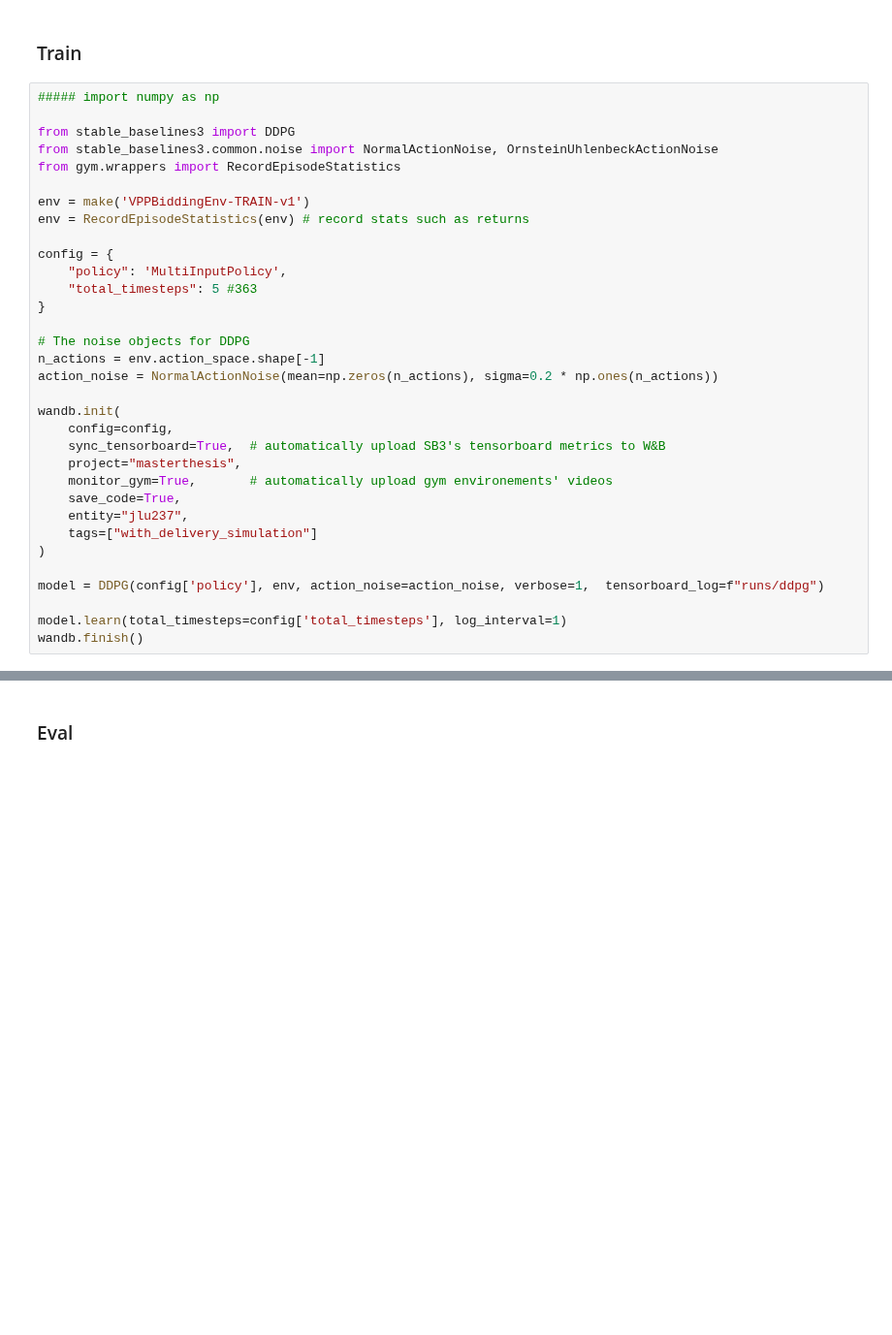
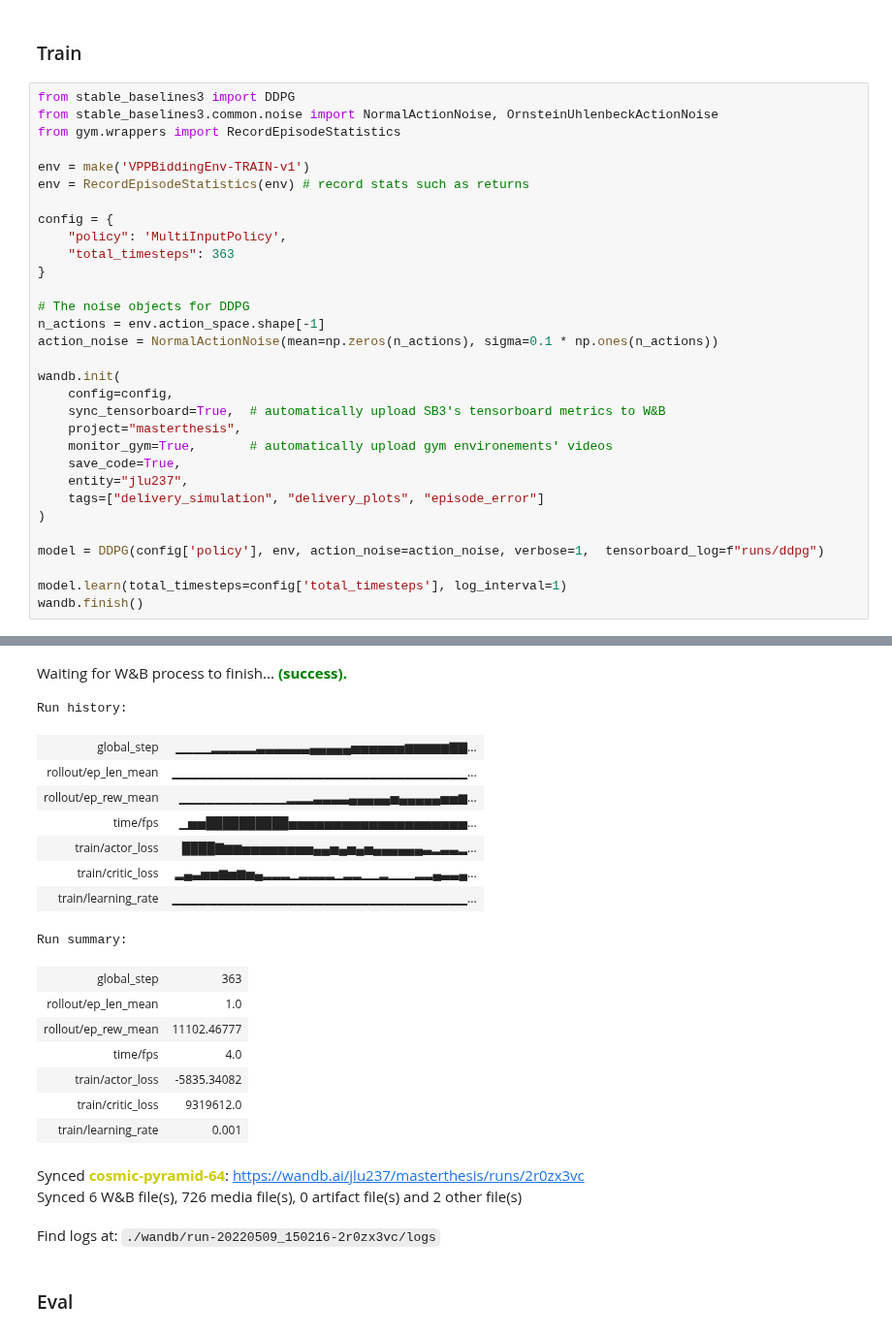
Before and after one commit to jlp237/MA-VPP-RL-bidding, a Jupyter notebook: Basic_Env.ipynb, the cells around one changed output, grey strips where cells are left out. Shown at 97% size. Drawn from its saved outputs; the diff is of its cells as text; blank space fills up the shorter version.

Commit message:
added Plot Logging (Step Error)

```diff
--- a/Basic_Env.ipynb
+++ b/Basic_Env.ipynb
@@ -664,8 +686,6 @@ register(
 # %% [markdown]
 ### Train
 # %%
-##### import numpy as np
-
 from stable_baselines3 import DDPG
 from stable_baselines3.common.noise import NormalActionNoise, OrnsteinUhlenbeckActionNoise
 from gym.wrappers import RecordEpisodeStatistics
@@ -675,12 +695,12 @@ env = RecordEpisodeStatistics(env) # record stats such as returns
 
 config = {
     "policy": 'MultiInputPolicy',
-    "total_timesteps": 5 #363
+    "total_timesteps": 363
 }
 
 # The noise objects for DDPG
 n_actions = env.action_space.shape[-1]
-action_noise = NormalActionNoise(mean=np.zeros(n_actions), sigma=0.2 * np.ones(n_actions))
+action_noise = NormalActionNoise(mean=np.zeros(n_actions), sigma=0.1 * np.ones(n_actions))
 
 wandb.init(
     config=config,
@@ -689,10 +709,11 @@ wandb.init(
     monitor_gym=True,       # automatically upload gym environements' videos
     save_code=True,
     entity="jlu237",
-    tags=["with_delivery_simulation"]
+    tags=["delivery_simulation", "delivery_plots", "episode_error"]
 )
 
 model = DDPG(config['policy'], env, action_noise=action_noise, verbose=1,  tensorboard_log=f"runs/ddpg")
 
 model.learn(total_timesteps=config['total_timesteps'], log_interval=1)
 wandb.finish()
+# %% [output]
@@ -699,3 +746,23 @@ wandb.finish()
+Waiting for W&B process to finish... (success).
+Run history:
+| global_step | ▁▁▁▁▂▂▂▂▂▃▃▃▃▃▃▄▄▄▄▄▅▅▅▅▅▅▆▆▆▆▆▇▇... |
+| rollout/ep_len_mean | ▁▁▁▁▁▁▁▁▁▁▁▁▁▁▁▁▁▁▁▁▁▁▁▁▁▁▁▁▁▁▁▁▁... |
+| rollout/ep_rew_mean | ▁▁▁▁▁▁▁▁▁▁▁▁▂▂▂▃▃▃▃▄▄▄▄▄▅▄▄▄▄▄▅▅▆... |
+| time/fps | ▁▅▅██████████▅▅▅▅▅▅▅▅▅▅▅▅▅▅▅▅▅▅▅▅... |
+| train/actor_loss | ████▇▆▆▅▅▅▅▅▅▅▅▄▄▅▄▅▄▅▄▄▄▄▄▄▃▂▃▃▂... |
+| train/critic_loss | ▂▄▃▅▅▆▅▆▅▄▂▂▂▁▂▂▂▂▁▂▂▁▁▂▁▁▁▂▂▄▃▃▄... |
+| train/learning_rate | ▁▁▁▁▁▁▁▁▁▁▁▁▁▁▁▁▁▁▁▁▁▁▁▁▁▁▁▁▁▁▁▁▁... |
+Run summary:
+| global_step | 363 |
+| rollout/ep_len_mean | 1.0 |
+| rollout/ep_rew_mean | 11102.46777 |
+| time/fps | 4.0 |
+| train/actor_loss | -5835.34082 |
+| train/critic_loss | 9319612.0 |
+| train/learning_rate | 0.001 |
+Synced cosmic-pyramid-64: https://wandb.ai/jlu237/masterthesis/runs/2r0zx3vc
+Synced 6 W&B file(s), 726 media file(s), 0 artifact file(s) and 2 other file(s)
+Find logs at: ./wandb/run-20220509_150216-2r0zx3vc/logs
 # %% [markdown]
 ### Eval
 # %%
```
Also changed, not shown: parts of 8 cells of this notebook.
